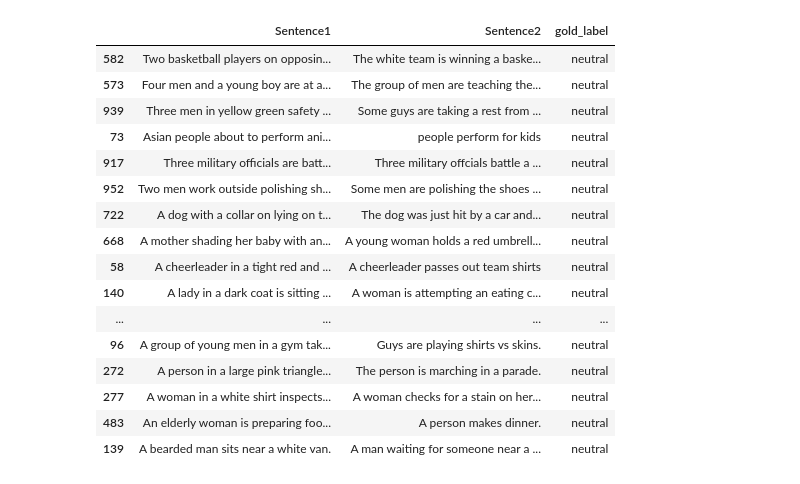
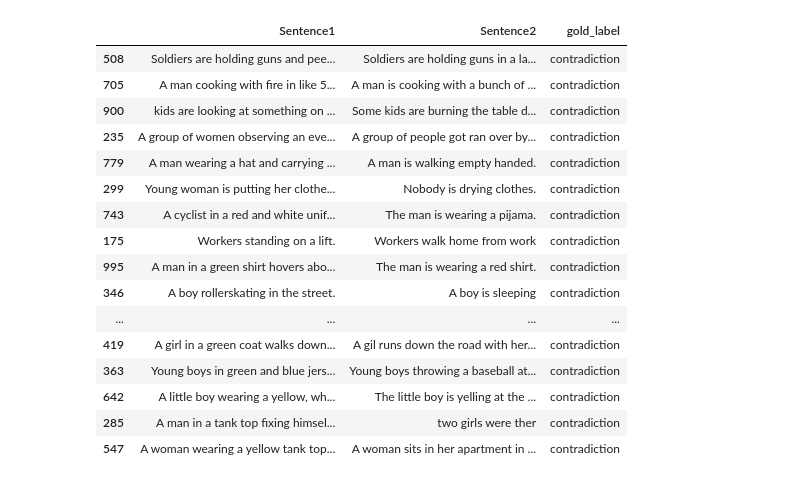
Before and after one commit to syncdoth/MAFIA-Explanation-NLI, a Jupyter notebook: notebooks/visualize_explanation.ipynb, the cells around one changed output. Cells and saved outputs as stored; diff of their text form; code cells hidden in the pictures.

```diff
--- a/notebooks/visualize_explanation.ipynb
+++ b/notebooks/visualize_explanation.ipynb
@@ -181,21 +283,21 @@ interactions_union: []
 # %%
 pd.set_option('display.max_colwidth', None)
-df[df['gold_label'] == 'neutral'][['Sentence1', 'Sentence2', 'gold_label']].sample(50)
+df[df['gold_label'] == 'contradiction'][['Sentence1', 'Sentence2', 'gold_label']].sample(50)
 # %% [output]
 |  | Sentence1 | Sentence2 | gold_label |
-| 582 | Two basketball players on opposin... | The white team is winning a baske... | neutral |
-| 573 | Four men and a young boy are at a... | The group of men are teaching the... | neutral |
-| 939 | Three men in yellow green safety ... | Some guys are taking a rest from ... | neutral |
-| 73 | Asian people about to perform ani... | people perform for kids | neutral |
-| 917 | Three military officials are batt... | Three military offcials battle a ... | neutral |
-| 952 | Two men work outside polishing sh... | Some men are polishing the shoes ... | neutral |
-| 722 | A dog with a collar on lying on t... | The dog was just hit by a car and... | neutral |
-| 668 | A mother shading her baby with an... | A young woman holds a red umbrell... | neutral |
-| 58 | A cheerleader in a tight red and ... | A cheerleader passes out team shirts | neutral |
-| 140 | A lady in a dark coat is sitting ... | A woman is attempting an eating c... | neutral |
+| 508 | Soldiers are holding guns and pee... | Soldiers are holding guns in a la... | contradiction |
+| 705 | A man cooking with fire in like 5... | A man is cooking with a bunch of ... | contradiction |
+| 900 | kids are looking at something on ... | Some kids are burning the table d... | contradiction |
+| 235 | A group of women observing an eve... | A group of people got ran over by... | contradiction |
+| 779 | A man wearing a hat and carrying ... | A man is walking empty handed. | contradiction |
+| 299 | Young woman is putting her clothe... | Nobody is drying clothes. | contradiction |
+| 743 | A cyclist in a red and white unif... | The man is wearing a pijama. | contradiction |
+| 175 | Workers standing on a lift. | Workers walk home from work | contradiction |
+| 995 | A man in a green shirt hovers abo... | The man is wearing a red shirt. | contradiction |
+| 346 | A boy rollerskating in the street. | A boy is sleeping | contradiction |
 | ... | ... | ... | ... |
-| 96 | A group of young men in a gym tak... | Guys are playing shirts vs skins. | neutral |
-| 272 | A person in a large pink triangle... | The person is marching in a parade. | neutral |
-| 277 | A woman in a white shirt inspects... | A woman checks for a stain on her... | neutral |
-| 483 | An elderly woman is preparing foo... | A person makes dinner. | neutral |
-| 139 | A bearded man sits near a white van. | A man waiting for someone near a ... | neutral |
+| 419 | A girl in a green coat walks down... | A gil runs down the road with her... | contradiction |
+| 363 | Young boys in green and blue jers... | Young boys throwing a baseball at... | contradiction |
+| 642 | A little boy wearing a yellow, wh... | The little boy is yelling at the ... | contradiction |
+| 285 | A man in a tank top fixing himsel... | two girls were ther | contradiction |
+| 547 | A woman wearing a yellow tank top... | A woman sits in her apartment in ... | contradiction |
```
Also changed, not shown: parts of 11 cells of this notebook.
